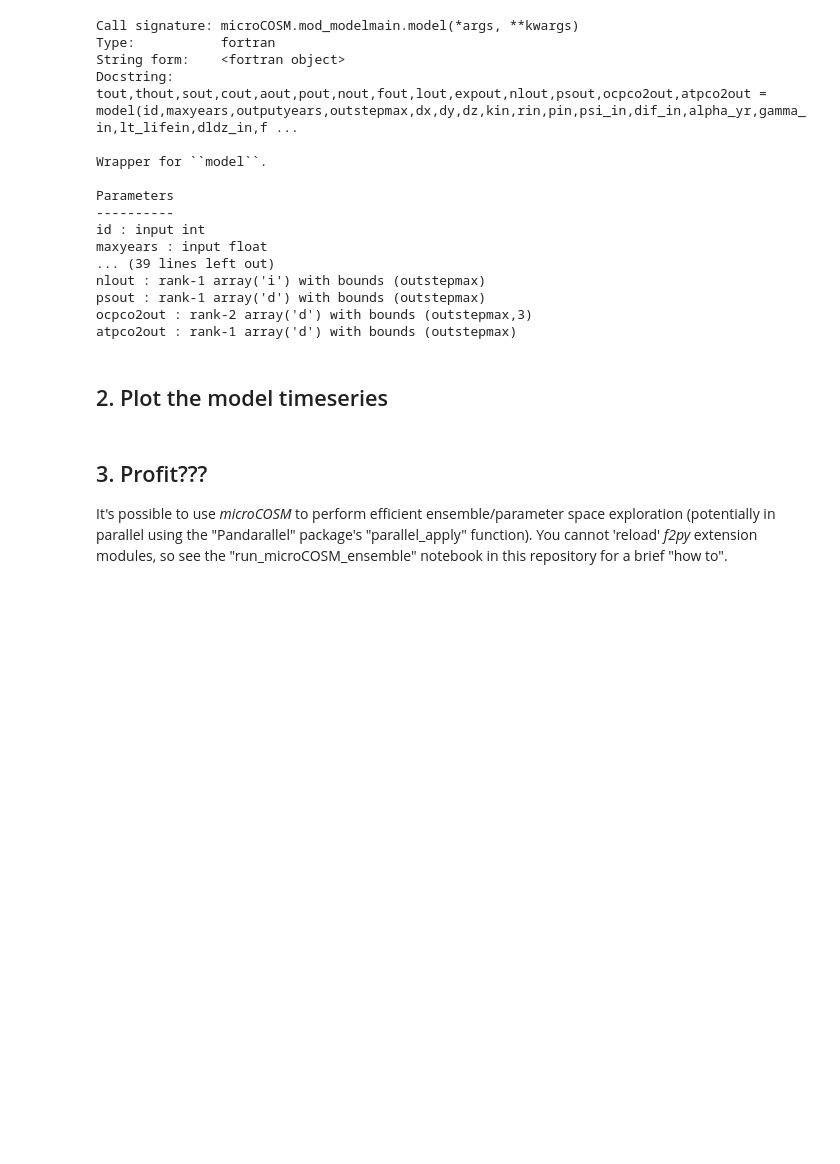
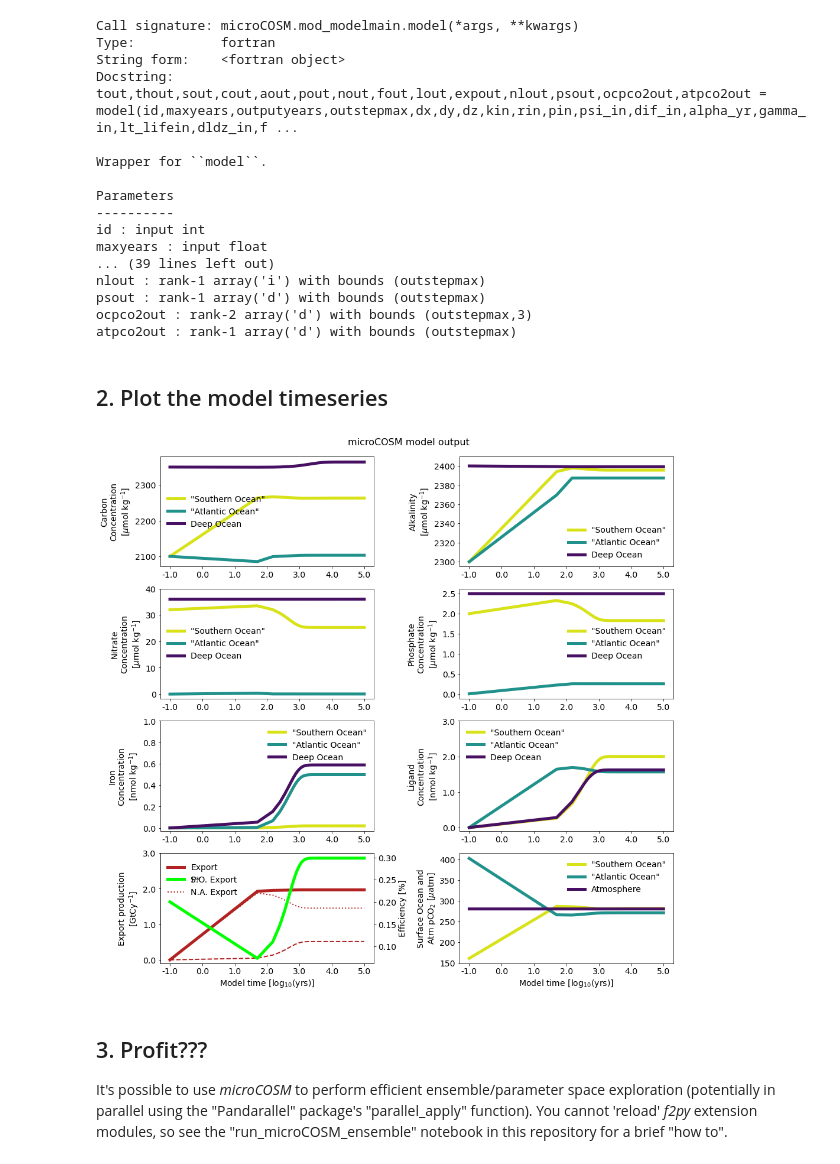
Before and after one commit to seamanticscience/microCOSM, a Jupyter notebook: run_microCOSM.ipynb, the cells around one changed output. Drawn from its saved outputs; the diff is of its cells as text; code cells hidden in the pictures; blank space fills up the shorter version.

```diff
--- a/run_microCOSM.ipynb
+++ b/run_microCOSM.ipynb
@@ -536,7 +554,22 @@ f1ax[3, 0].plot(
     linewidth=5,
     label="Export",
 )
-
+f1ax[3, 0].plot(
+    np.log10(timeseries["time"]),
+    timeseries["exportso"],
+    color="firebrick",
+    linestyle="--",
+    linewidth=2,
+    label="S.O. Export",
+)
+f1ax[3, 0].plot(
+    np.log10(timeseries["time"]),
+    timeseries["exportna"],
+    color="firebrick",
+    linestyle=":",
+    linewidth=2,
+    label="N.A. Export",
+)
 # PS
 f1ax30b = f1ax[3, 0].twinx()
 f1ax30b.plot(
@@ -587,33 +620,35 @@ f1ax[3, 1].plot(
 )
 # ATM
 f1ax[3, 1].plot(
     np.log10(timeseries["time"]),
     timeseries["atmpco2"],
     color=mycm(10),
     linewidth=5,
     label="Atmosphere",
 )
 f1ax[3, 1].legend(frameon=False, fontsize=14)
 f1ax[3, 1].set_ylim(top=np.ceil(np.max(f1ax[3, 1].get_ylim())))
 # f1ax[3,1].set_xlim(left=-3)
 f1ax[3, 1].xaxis.set_major_formatter(FormatStrFormatter("%.1f"))
 f1ax[3, 1].set_ylabel("Surface Ocean and\nAtm pCO$_2$ [$\mu$atm]", fontsize=14)
 f1ax[3, 1].set_xlabel("Model time [log$_{10}$(yrs)]", fontsize=14)
 
 plt.suptitle("microCOSM model output", fontsize=16)
 # Can adjust the subplot size
 plt.subplots_adjust(wspace=0.4, top=0.95)
 plt.show()
 
 # save the graph
 f1.savefig(
     "microCOSM_" + fadd + "_spinup_timeseries.pdf",
     format="pdf",
     facecolor=f1.get_facecolor(),
     edgecolor="none",
     bbox_inches="tight",
 )
 plt.close()
+# %% [output]
+[figure, added]
 # %% [markdown]
 ## 3. Profit???
 It's possible to use _microCOSM_ to perform efficient ensemble/parameter space exploration (potentially in parallel using the "Pandarallel" package's "parallel_apply" function). You cannot 'reload' _f2py_ extension modules, so see the "run_microCOSM_ensemble" notebook in this repository for a brief "how to".
```
Also changed, not shown: parts of 5 cells of this notebook, 7 other files.
